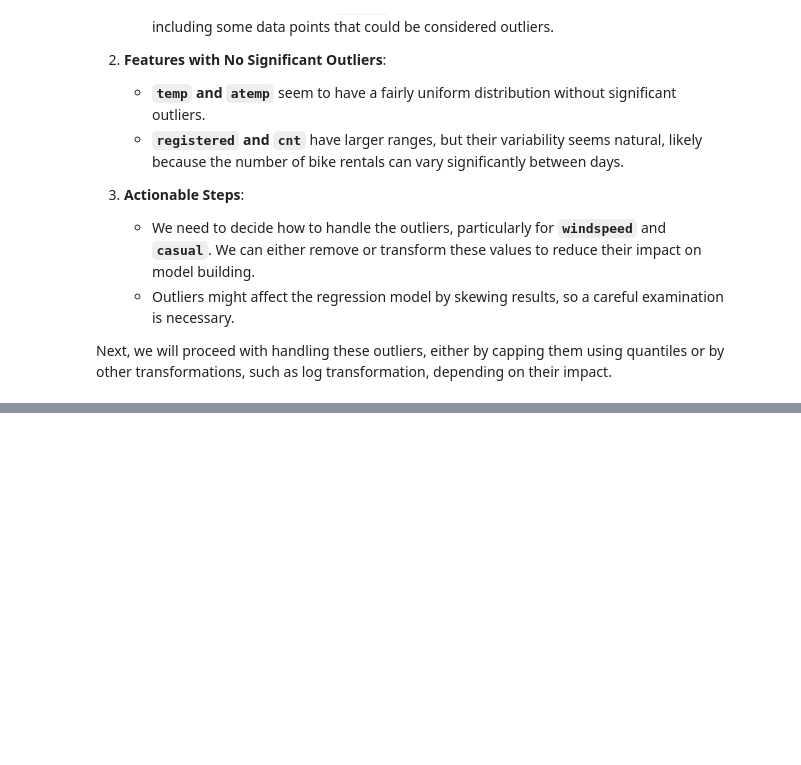
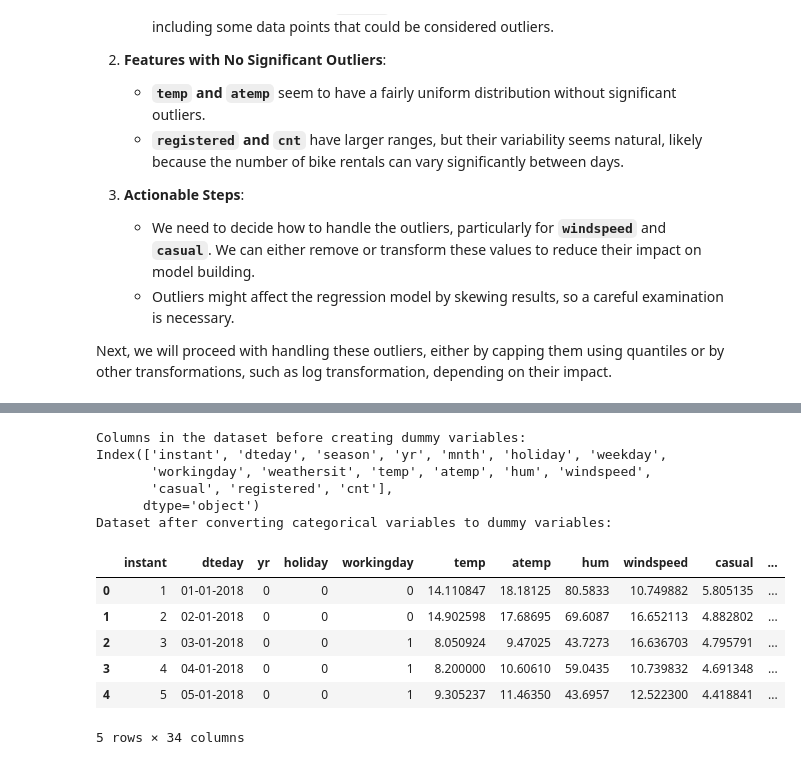
Before and after one commit to jafarijason/ds_002_boom_bikes_case_study_regression, a Jupyter notebook: Group_Facilitator_Jason_Jafari.ipynb, the cells around one changed output, grey strips where cells are left out. Drawn from its saved outputs; the diff is of its cells as text; code cells hidden in the pictures; blank space fills up the shorter version.

```diff
--- a/Group_Facilitator_Jason_Jafari.ipynb
+++ b/Group_Facilitator_Jason_Jafari.ipynb
@@ -183,0 +280,31 @@ Next, we will proceed with handling these outliers, either by capping them using
+# %%
+print("Columns in the dataset before creating dummy variables:")
+print(data.columns)
+
+existing_columns = [col for col in categorical_columns if col in data.columns]
+
+if len(existing_columns) != len(categorical_columns):
+    print(f"Warning: Some columns are missing from the dataset. Found {existing_columns}.")
+
+data = pd.get_dummies(data, columns=existing_columns, drop_first=True)
+
+dummy_columns = [col for col in data.columns if any(cat in col for cat in categorical_columns)]
+
+data[dummy_columns] = data[dummy_columns].astype(int)
+
+print("Dataset after converting categorical variables to dummy variables:")
+data.head()
+# %% [output]
+Columns in the dataset before creating dummy variables:
+Index(['instant', 'dteday', 'season', 'yr', 'mnth', 'holiday', 'weekday',
+       'workingday', 'weathersit', 'temp', 'atemp', 'hum', 'windspeed',
+       'casual', 'registered', 'cnt'],
+      dtype='object')
+Dataset after converting categorical variables to dummy variables:
+|  | instant | dteday | yr | holiday | workingday | temp | atemp | hum | windspeed | casual | ... |
+| 0 | 1 | 01-01-2018 | 0 | 0 | 0 | 14.110847 | 18.18125 | 80.5833 | 10.749882 | 5.805135 | ... |
+| 1 | 2 | 02-01-2018 | 0 | 0 | 0 | 14.902598 | 17.68695 | 69.6087 | 16.652113 | 4.882802 | ... |
+| 2 | 3 | 03-01-2018 | 0 | 0 | 1 | 8.050924 | 9.47025 | 43.7273 | 16.636703 | 4.795791 | ... |
+| 3 | 4 | 04-01-2018 | 0 | 0 | 1 | 8.200000 | 10.60610 | 59.0435 | 10.739832 | 4.691348 | ... |
+| 4 | 5 | 05-01-2018 | 0 | 0 | 1 | 9.305237 | 11.46350 | 43.6957 | 12.522300 | 4.418841 | ... |
+5 rows × 34 columns
```
Also changed, not shown: parts of 15 cells of this notebook.
